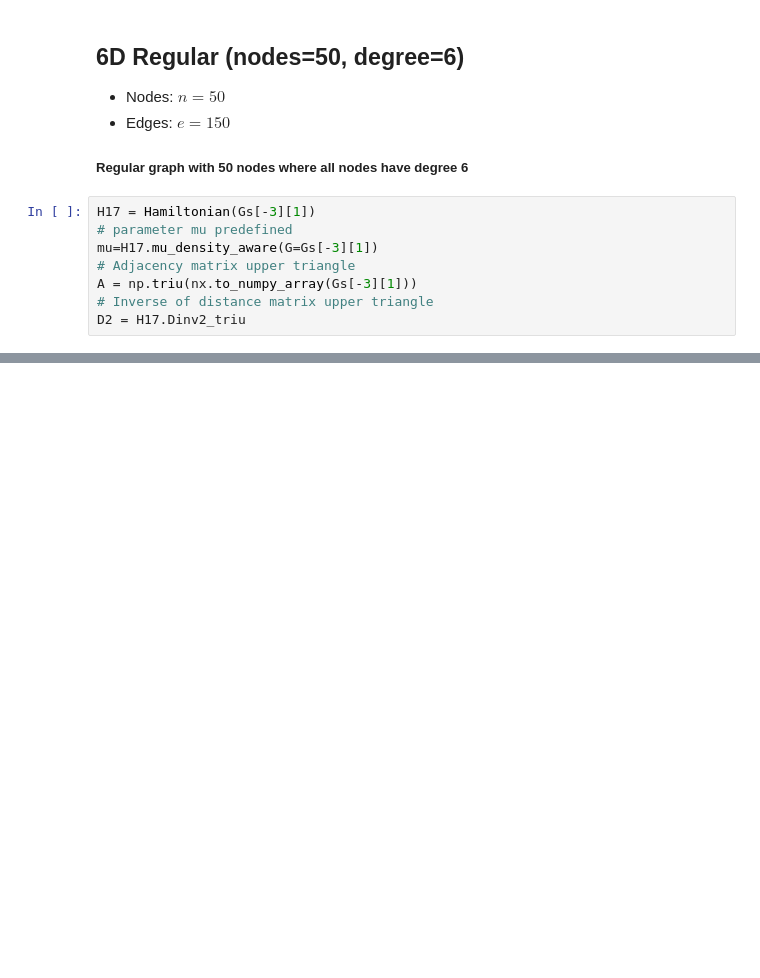
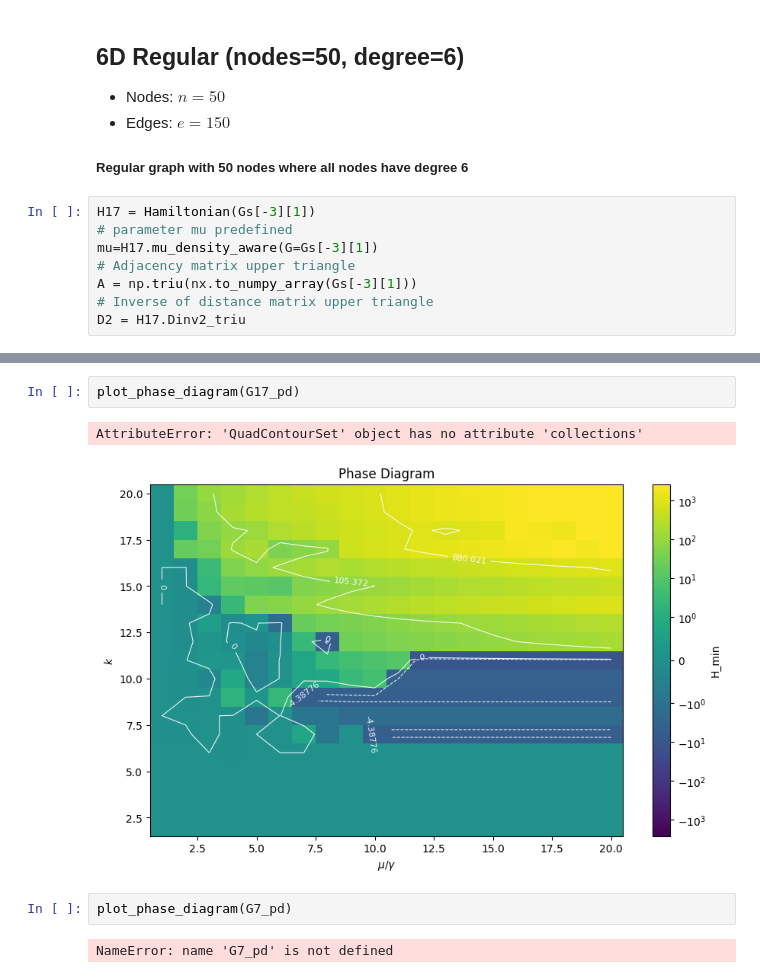
Before and after one commit to SamSaladino/Effective-Topological-Coverage-ETC, a Jupyter notebook: examples/1_tutorial_h_ examples.ipynb, the cells around one changed output, grey strips where cells are left out. Cells and saved outputs as stored; diff of their text form; blank space fills up the shorter version.

```diff
--- a/examples/1_tutorial_h_ examples.ipynb
+++ b/examples/1_tutorial_h_ examples.ipynb
@@ -210,0 +379,9 @@ D2 = H17.Dinv2_triu
+# %%
+plot_phase_diagram(G17_pd)
+# %% [output]
+AttributeError: 'QuadContourSet' object has no attribute 'collections'
+[figure, added]
+# %%
+plot_phase_diagram(G7_pd)
+# %% [output]
+NameError: name 'G7_pd' is not defined
```
Also changed, not shown: parts of 10 cells of this notebook.
